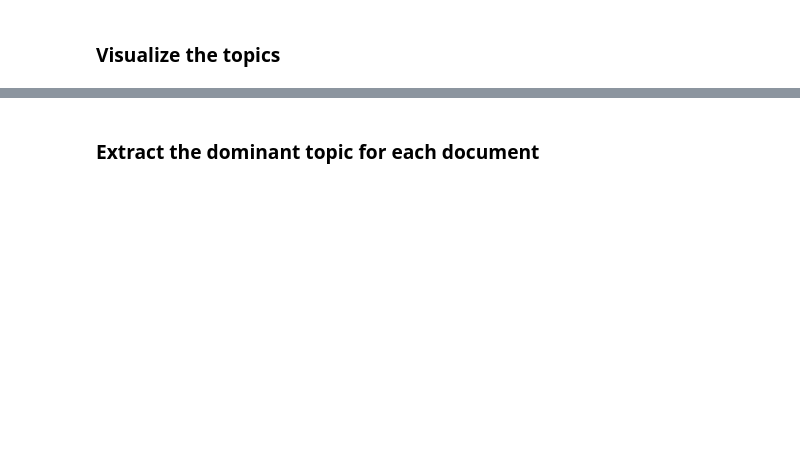
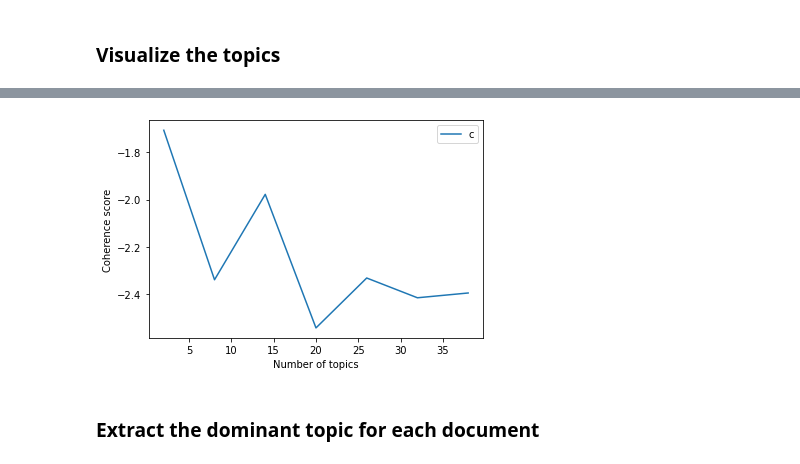
Before and after one commit to sawarani/TopicModeling, a Jupyter notebook: LDA.ipynb, the cells around one changed output, grey strips where cells are left out. Cells and saved outputs as stored; diff of their text form; code cells hidden in the pictures; blank space fills up the shorter version.

```diff
--- a/LDA.ipynb
+++ b/LDA.ipynb
@@ -121,3 +151,32 @@ pyLDAvis.display(lda_display)
+# %%
+def compute_coherence_values(dictionary, corpus, texts, limit, start=2, step=3):
+    coherence_values = []
+    model_list = []
+    for num_topics in range(start, limit, step):
+        model = LdaModel(corpus=corpus, num_topics=num_topics, id2word=dictionary)
+        model_list.append(model)
+        coherencemodel = CoherenceModel(model=model, texts=texts, dictionary=dictionary, coherence='u_mass')
+        coherence_values.append(coherencemodel.get_coherence())
+
+    return model_list, coherence_values
+# %%
+from gensim.models import CoherenceModel
+
+model_list, coherence_values = compute_coherence_values(dictionary=dictionary, corpus=corpus, \
+                                                        texts=documents, start=2, limit=40, step=6)
+# %%
+from matplotlib import pyplot as plt
+
+# Show graph
+limit, start, step = 40, 2, 6
+x = range(start, limit, step)
+plt.plot(x, coherence_values)
+plt.xlabel("Number of topics")
+plt.ylabel("Coherence score")
+plt.legend(("coherence_values"), loc='best')
+plt.show()
+# %% [output]
+[figure, added]
 # %% [markdown]
 ### Extract the dominant topic for each document
 # %%
```
Also changed, not shown: parts of 9 cells of this notebook.
